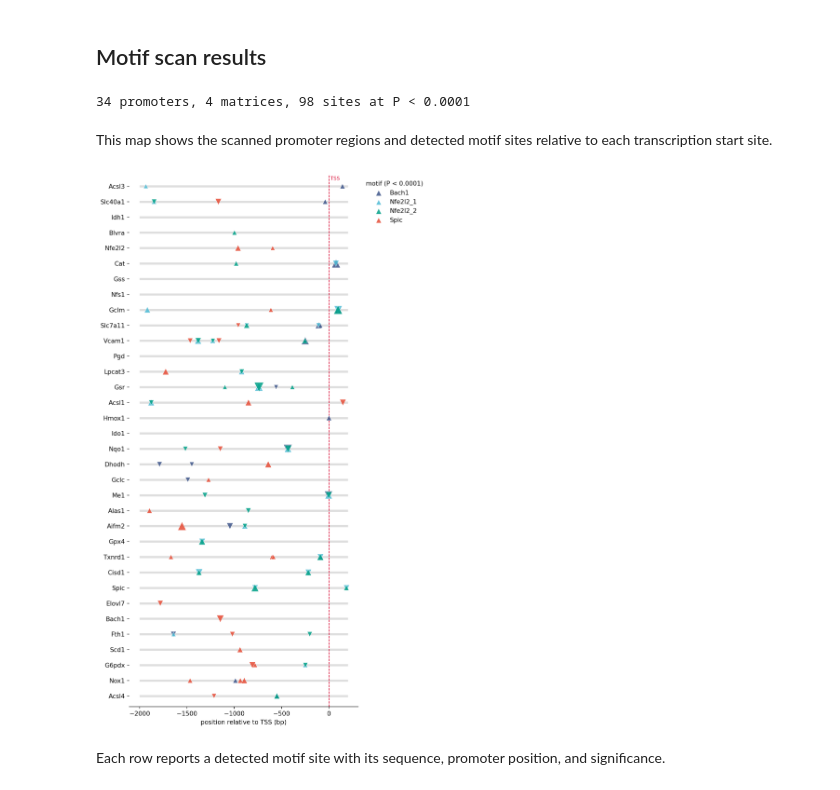
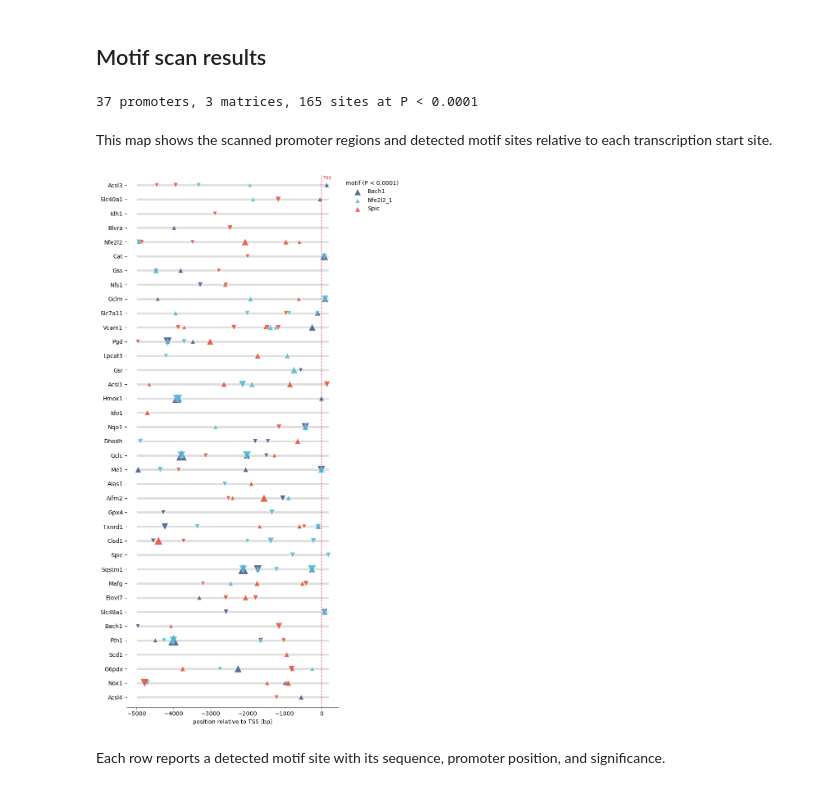
Before and after one commit to ADAorg/DNA_032_FTmotif_search_for_agent, a Jupyter notebook: Notebooks/PromoterExtraction_adapted_with_rsatconda_refseqannotation.ipynb, the cells around one changed output. Cells and saved outputs as stored; diff of their text form; code cells hidden in the pictures.

```diff
--- a/Notebooks/PromoterExtraction_adapted_with_rsatconda_refseqannotation.ipynb
+++ b/Notebooks/PromoterExtraction_adapted_with_rsatconda_refseqannotation.ipynb
@@ -68,7 +68,9 @@ PROJECT = Path(os.environ.get("DNA032_PROJECT") or next(
     (d for d in (Path.cwd(), *Path.cwd().parents) if (d / "Data").is_dir() and (d / "Notebooks").is_dir()),
     "/srv/ext_home/ssalazar/projects/GIMM_projects/DNA_032_FTmotif_search_for_agent"))
 DATA    = PROJECT / "Data"
-RESULTS = PROJECT / "Results"
+# $DNA032_RESULTS sends every output to a run directory (the skill sets it to
+# runs/<timestamp>/), so a run never overwrites the committed Results/.
+RESULTS = Path(os.environ["DNA032_RESULTS"]) if os.environ.get("DNA032_RESULTS") else PROJECT / "Results"
 RESULTS.mkdir(parents=True, exist_ok=True)
 
 SPECIES = "Mus musculus"
@@ -112,22 +114,22 @@ gtf_canonical = gtf[(gtf.Feature == "mRNA") &
 
 # Edit NETWORK_GENES to choose promoters for the motif scan.
 NETWORK_GENES = [
-    "Spic", "Nfe2l2", "Blvra", "Hmox1", "Vcam1", "Slc40a1", "Gsr",
-    "Slc7a11", "Gclc", "Cat", "Gpx4", "Gclm", "Gss", "Txnrd1", "Fth1",
-    "Nfs1", "Cisd1", "Aifm2", "Acsl4", "Acsl1", "Lpcat3", "G6pdx", "Pgd",
-    "Me1", "Idh1", "Nox1", "Elovl7", "Ido1", "Alas1", "Dhodh", "Acsl3", "Scd1",
-    "Bach1", "Scd5", "Nqo1"
+    "Spic", "Nfe2l2", "Blvra", "Hmox1", "Vcam1", "Slc40a1", "Gsr", "Slc7a11",
+    "Gclc", "Cat", "Gpx4", "Gclm", "Gss", "Txnrd1", "Fth1", "Nfs1", "Cisd1",
+    "Aifm2", "Acsl4", "Acsl1", "Lpcat3", "G6pdx", "Pgd", "Me1", "Idh1",
+    "Nox1", "Elovl7", "Ido1", "Alas1", "Dhodh", "Acsl3", "Scd1", "Bach1",
+    "Nqo1", "Slc48a1", "Mafg", "Sqstm1"
 ]
 genes = list(dict.fromkeys(NETWORK_GENES))
 
-PROMOTER_UPSTREAM_BP = 2000
+PROMOTER_UPSTREAM_BP = 5000
 PROMOTER_DOWNSTREAM_BP = 200
 MARKOV_ORDER = 1
 PVAL = 1e-4
 CISBP = DATA / "Mus_musculus_2026_09_17_11_49_am_CISBP"
 MOTIFS = {"M03221_3.10": "Spic",
           "M09222_3.10": "Nfe2l2_1",
-          "M10174_3.10": "Nfe2l2_2",
+          #"M10174_3.10": "Nfe2l2_2",
           "M10181_3.10": "Bach1"}
 
 # NCBI RefSeq GFF3 uses "gene", not "gene_name" -- confirm via gtf_canonical.columns.tolist()
@@ -465,8 +466,8 @@ def sitemap(hits, name=None, pval=PVAL, MOTIF_COLORS = MOTIF_COLORS):
     ax.spines[["top", "right", "left"]].set_visible(False)
     fig.tight_layout(rect=[0, 0, 0.85, 1])
 
-    for ext in ("svg", "pdf"):
-        fig.savefig(SCAN_DIR / f"sitemap_{name}.{ext}")
+    for ext in ("svg", "png", "pdf"):
+        fig.savefig(SCAN_DIR / f"sitemap_{name}.{ext}", dpi=200)
 
     return fig
 # %%
@@ -525,26 +526,26 @@ def process_motif_hits(name, hits_df, gtf_sub):
 # %%
 #| label: regulation_interaction_map
 #| code-fold: true
 #| code-summary: "Regulation Map"
 #| output: asis
 #| column: page
 
 hits_SpiCnet_allmotifs = scan(NETWORK_MOTIFS, genes=NETWORK_GENES, name="SpiC_network_all_TFs", FASTA=PROMOTER_FASTA)
 
 graph_SpiCnet_allmotifs = sitemap(hits_SpiCnet_allmotifs, name="SpiC_network_all_TFs")
 
 display(Markdown("This map shows the scanned promoter regions and detected motif sites relative to each transcription start site."))
 display(graph_SpiCnet_allmotifs)
 plt.close(graph_SpiCnet_allmotifs)
-for ext in ("svg", "pdf"):
+for ext in ("svg", "png", "pdf"):
     _ = shutil.copy2(
         SCAN_DIR / f"sitemap_SpiC_network_all_TFs.{ext}",
         RESULTS_FINAL_REPORT / f"sitemap_SpiC_network_all_TFs.{ext}",
     )
 # %% [output]
-34 promoters, 4 matrices, 98 sites at P < 0.0001
+37 promoters, 3 matrices, 165 sites at P < 0.0001
 This map shows the scanned promoter regions and detected motif sites relative to each transcription start site.
-[figure, old version]
+[figure, new version]
 # %%
 #| label: spicnetwork_alltfs_motifs_table
 #| code-fold: true
```
Also changed, not shown: parts of 5 cells of this notebook, 26 other files.
